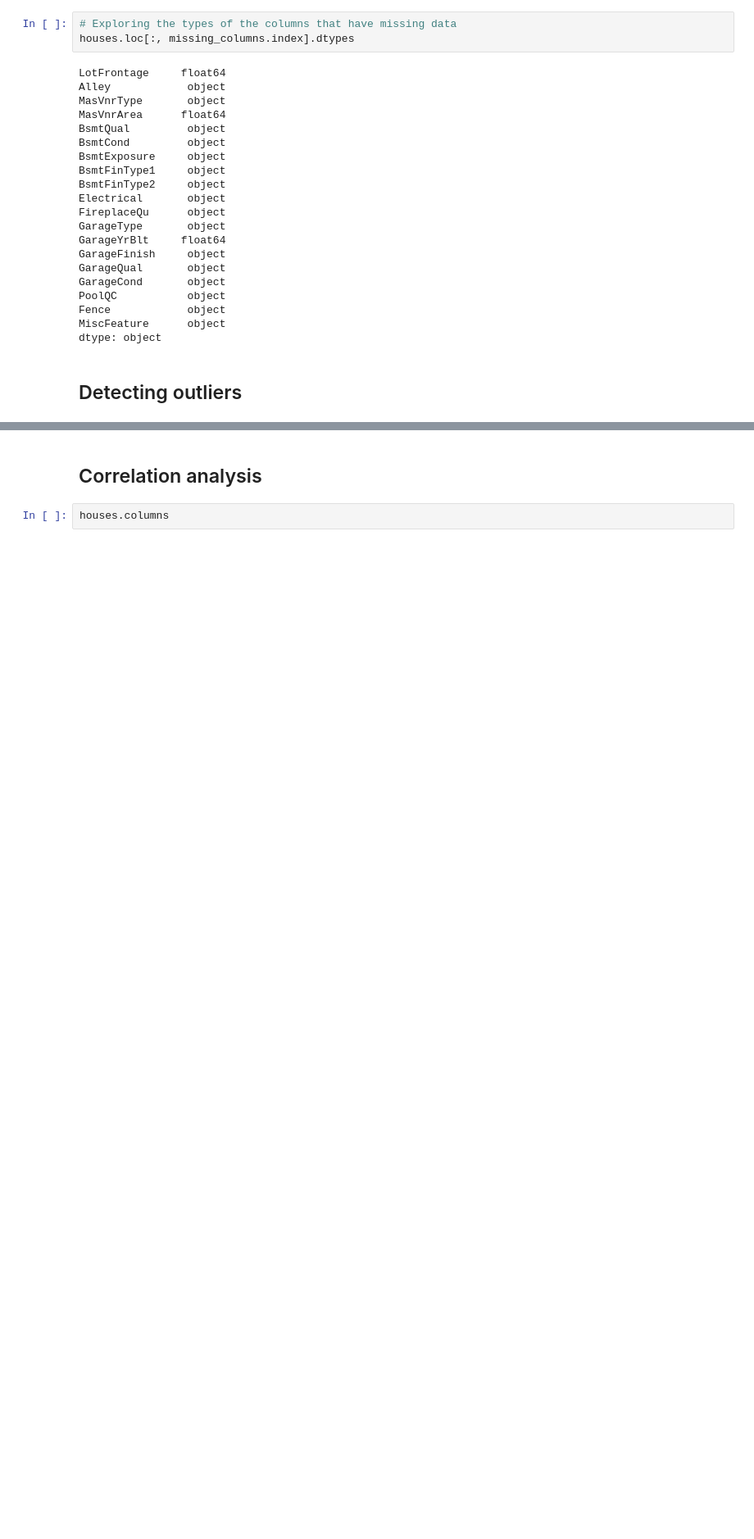
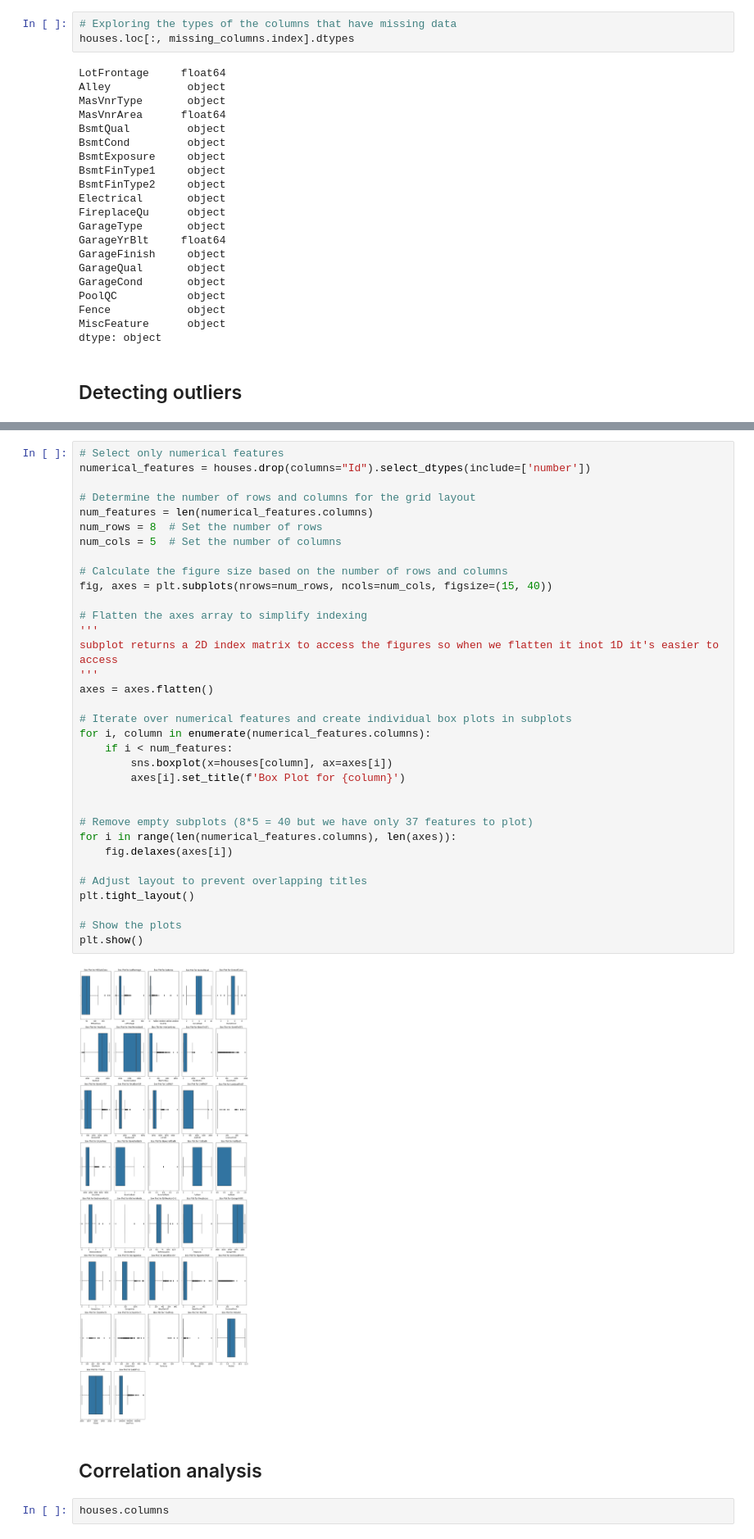
Before and after one commit to hossamAhmedSalah/ML_PROJECT, a Jupyter notebook: House_Pricing/house_pricing.ipynb, the cells around one changed output, grey strips where cells are left out. Shown at 82% size. Saved outputs shown, nothing was run; the diff lists cells and outputs as text; blank space fills up the shorter version.

```diff
--- a/House_Pricing/house_pricing.ipynb
+++ b/House_Pricing/house_pricing.ipynb
@@ -220,3 +245,39 @@ dtype: object
+# %%
+# Select only numerical features
+numerical_features = houses.drop(columns="Id").select_dtypes(include=['number'])
+
+# Determine the number of rows and columns for the grid layout
+num_features = len(numerical_features.columns)
+num_rows = 8  # Set the number of rows
+num_cols = 5  # Set the number of columns
+
+# Calculate the figure size based on the number of rows and columns
+fig, axes = plt.subplots(nrows=num_rows, ncols=num_cols, figsize=(15, 40))
+
+# Flatten the axes array to simplify indexing
+'''
+subplot returns a 2D index matrix to access the figures so when we flatten it inot 1D it's easier to access
+'''
+axes = axes.flatten()
+
+# Iterate over numerical features and create individual box plots in subplots
+for i, column in enumerate(numerical_features.columns):
+    if i < num_features:
+        sns.boxplot(x=houses[column], ax=axes[i])
+        axes[i].set_title(f'Box Plot for {column}')
+
+
+# Remove empty subplots (8*5 = 40 but we have only 37 features to plot)
+for i in range(len(numerical_features.columns), len(axes)):
+    fig.delaxes(axes[i])
+
+# Adjust layout to prevent overlapping titles
+plt.tight_layout()
+
+# Show the plots
+plt.show()
+# %% [output]
+[figure, added]
 # %% [markdown]
 <h2 id="23">Correlation analysis</h2>
 # %%
```
Also changed, not shown: parts of 2 cells of this notebook.
